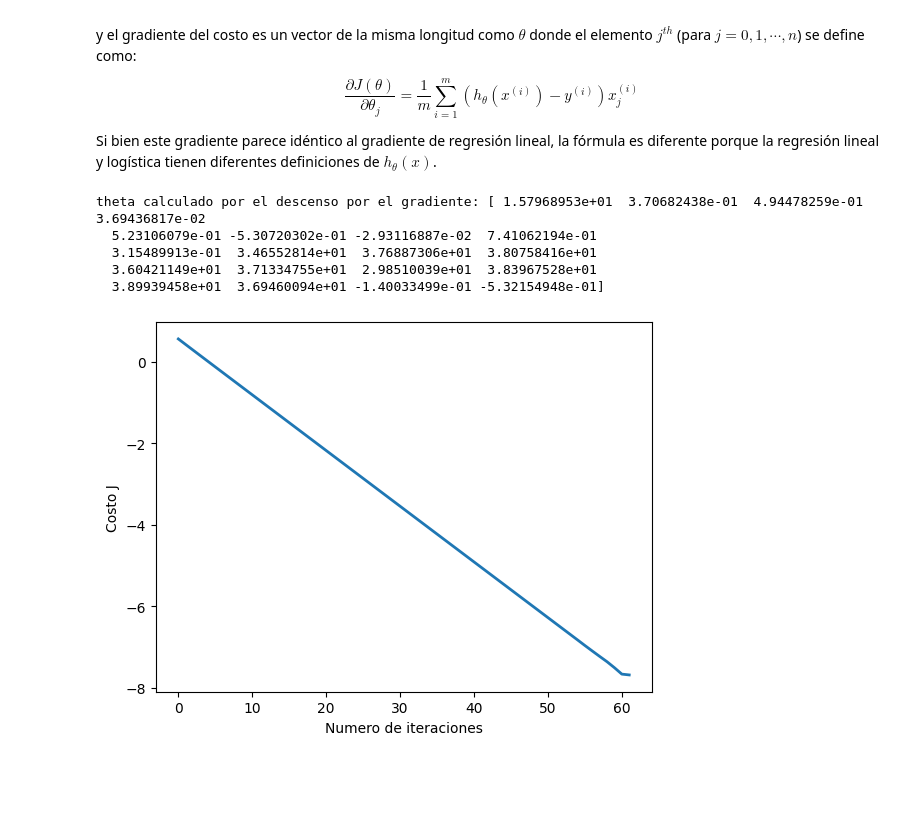
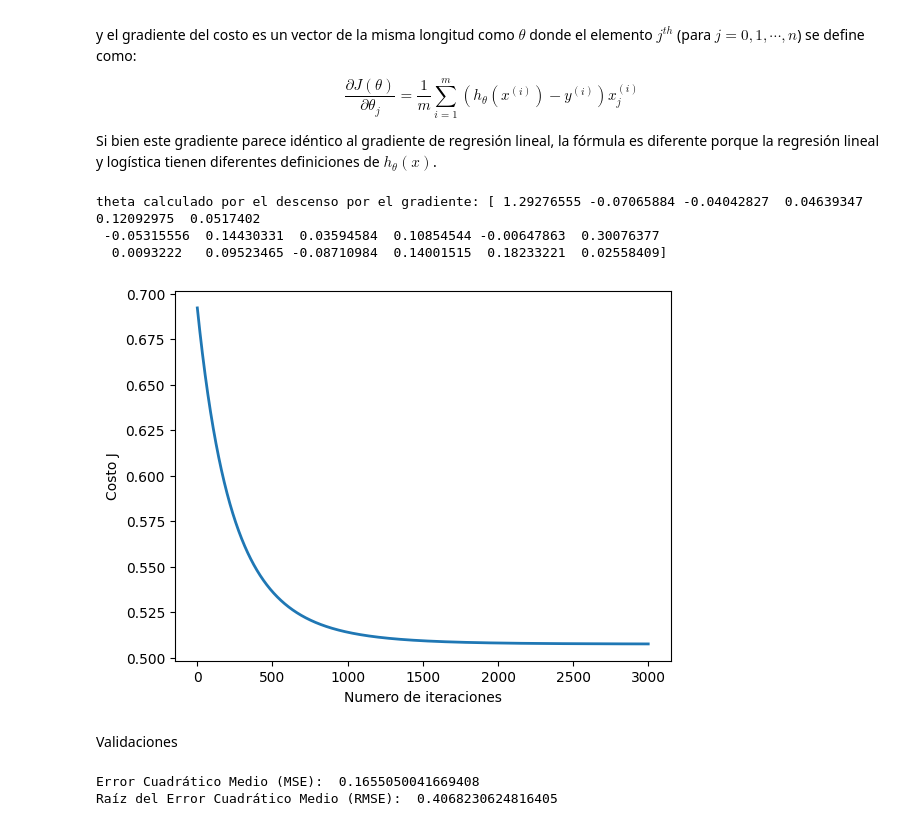
Before and after one commit to drArancibiaDelgado/sis420-, a Jupyter notebook: Laboratorios/Lab 2/reg_log_02.ipynb, the cells around one changed output. Cells and saved outputs as stored; diff of their text form; code cells hidden in the pictures; blank space fills up the shorter version.

```diff
--- a/Laboratorios/Lab 2/reg_log_02.ipynb
+++ b/Laboratorios/Lab 2/reg_log_02.ipynb
@@ -37,0 +76,3 @@ La siguiente celda cargará los datos y las etiquetas correspondientes:
+# %%
+data = data.drop(['DATE_DIED', 'SEX', 'PATIENT_TYPE'], axis=1)
+data
@@ -37,0 +106,17 @@ La siguiente celda cargará los datos y las etiquetas correspondientes:
+# %%
+
+data.loc[:, 'OBESITY'] = data['OBESITY'].map({1: 0, 2: 1}).fillna(-1).astype(int)
+data.loc[:, 'USMER'] = data['USMER'].map({1: 0, 2: 1}).fillna(-1).astype(int)
+data.loc[:, 'INTUBED'] = data['INTUBED'].map({1: 0, 2: 1}).fillna(-1).astype(int)
+data.loc[:, 'PNEUMONIA'] = data['PNEUMONIA'].map({1: 0, 2: 1}).fillna(-1).astype(int)
+data.loc[:, 'PREGNANT'] = data['PREGNANT'].map({1: 0, 2: 1}).fillna(-1).astype(int)
+data.loc[:, 'DIABETES'] = data['DIABETES'].map({1: 0, 2: 1}).fillna(-1).astype(int)
+data.loc[:, 'ASTHMA'] = data['ASTHMA'].map({1: 0, 2: 1}).fillna(-1).astype(int)
+data.loc[:, 'INMSUPR'] = data['INMSUPR'].map({1: 0, 2: 1}).fillna(-1).astype(int)
+data.loc[:, 'HIPERTENSION'] = data['HIPERTENSION'].map({1: 0, 2: 1}).fillna(-1).astype(int)
+data.loc[:, 'OTHER_DISEASE'] = data['OTHER_DISEASE'].map({1: 0, 2: 1}).fillna(-1).astype(int)
+data.loc[:, 'CARDIOVASCULAR'] = data['CARDIOVASCULAR'].map({1: 0, 2: 1}).fillna(-1).astype(int)
+data.loc[:, 'RENAL_CHRONIC'] = data['RENAL_CHRONIC'].map({1: 0, 2: 1}).fillna(-1).astype(int)
+data.loc[:, 'TOBACCO'] = data['TOBACCO'].map({1: 0, 2: 1}).fillna(-1).astype(int)
+data.loc[:, 'ICU'] = data['ICU'].map({1: 0, 2: 1}).fillna(-1).astype(int)
+data.loc[:, 'COPD'] = data['COPD'].map({1: 0, 2: 1}).fillna(-1).astype(int)
@@ -149,0 +242,12 @@ print(X_norm)
+# %%
+# llama featureNormalize con los datos cargados
+X_norm, mu, sigma = featureNormalize(X_train)
+
+# print(X_norm)
+print('{:>8s}{:>8s}{:>10s}{:>15s}{:>8s}{:>10s}{:>8s}{:>8s}'.format('X[:,0]', 'X[:, 1]', 'X[:, 2]', 'X[:, 3]', 'X[:, 4]', 'X[:, 5]', 'X[:, 6]', 'y'))
+print('-'*200)
+for i in range(10):
+    print('{:8.3f}{:8.3f}{:10.3f}{:15.3f}{:15.3f}{:15.3f}{:15.3f}{:8.3f}{:8.3f}{:8.3f}{:10.3f}{:15.3f}{:15.3f}{:15.3f}{:15.3f}{:8.3f}{:8.3f}{:8.3f}'.format(X_norm[i, 0], X_norm[i, 1], X_norm[i, 2], X_norm[i, 3], X_norm[i, 4], X_norm[i, 5], X_norm[i, 6],
+                                                                                 X_norm[i, 7], X_norm[i, 8], X_norm[i, 9], X_norm[i, 10], X_norm[i, 11], X_norm[i, 12], X_norm[i, 13],
+                                                                                 X_norm[i, 14], X_norm[i, 15], X_norm[i, 16],
+                                                                                 y_train[i]))
@@ -188,7 +305,7 @@ Si bien este gradiente parece idéntico al gradiente de regresión lineal, la f
 # %%
 def calcularCosto(theta, X, y):
     # Inicializar algunos valores utiles
-    m = len(y)  # numero de ejemplos de entrenamiento
+    m = y.size  # numero de ejemplos de entrenamiento
 
     J = 0
     h = sigmoid(X.dot(theta.T))
@@ -212,31 +329,50 @@ def descensoGradiente(theta, X, y, alpha, num_iters):
     return theta, J_history
 # %%
 # Elegir algun valor para alpha (probar varias alternativas)
-alpha = 0.0009
-num_iters = 10000
+alpha = 0.009
+
+num_iters = 3000
 
 # inicializa theta y ejecuta el descenso por el gradiente
 theta = np.zeros(len(X_ready[0]))
 
 theta, J_history = descensoGradiente(theta, X_ready, y_train, alpha, num_iters)
 
 # Grafica la convergencia del costo
 pyplot.plot(np.arange(len(J_history)), J_history, lw=2)
 pyplot.xlabel('Numero de iteraciones')
 pyplot.ylabel('Costo J')
 
 # Muestra los resultados del descenso por el gradiente
 print('theta calculado por el descenso por el gradiente: {:s}'.format(str(theta)))
 
 # verificar si ingresa o no a la universidad
 # X_array = [1, 1, 80, 66, 28, 0, 33.4, 0.675, 46]
 # aprueba = sigmoid(np.dot(X_array, theta))   # Se debe cambiar esto
 
 # print('Una persona con los siguientes datos [1, 1, 80, 66, 28, 0, 33.4, 0.675, 46] tiene como probabilida de ser diabetico:{:.0f}'.format(aprueba))
 # %% [output]
-theta calculado por el descenso por el gradiente: [ 1.57968953e+01  3.70682438e-01  4.94478259e-01  3.69436817e-02
-  5.23106079e-01 -5.30720302e-01 -2.93116887e-02  7.41062194e-01
-  3.15489913e-01  3.46552814e+01  3.76887306e+01  3.80758416e+01
-  3.60421149e+01  3.71334755e+01  2.98510039e+01  3.83967528e+01
-  3.89939458e+01  3.69460094e+01 -1.40033499e-01 -5.32154948e-01]
+theta calculado por el descenso por el gradiente: [ 1.29276555 -0.07065884 -0.04042827  0.04639347  0.12092975  0.0517402
+ -0.05315556  0.14430331  0.03594584  0.10854544 -0.00647863  0.30076377
+  0.0093222   0.09523465 -0.08710984  0.14001515  0.18233221  0.02558409]
-[figure, old version]
+[figure, new version]
+# %% [markdown]
+Validaciones
+# %%
+from sklearn.metrics import mean_squared_error
+import numpy as np
+
+# Asumiendo que y_pred son las predicciones del modelo y y_train los valores reales
+y_pred = sigmoid(np.dot(X_ready, theta))
+
+# Calculando el MSE
+mse = mean_squared_error(y_train, y_pred)
+
+# Calculando el RMSE
+rmse = np.sqrt(mse)
+
+print('Error Cuadrático Medio (MSE): ', mse)
+print('Raíz del Error Cuadrático Medio (RMSE): ', rmse)
+# %% [output]
+Error Cuadrático Medio (MSE):  0.1655050041669408
+Raíz del Error Cuadrático Medio (RMSE):  0.4068230624816405
```
Also changed, not shown: parts of 10 cells of this notebook.
